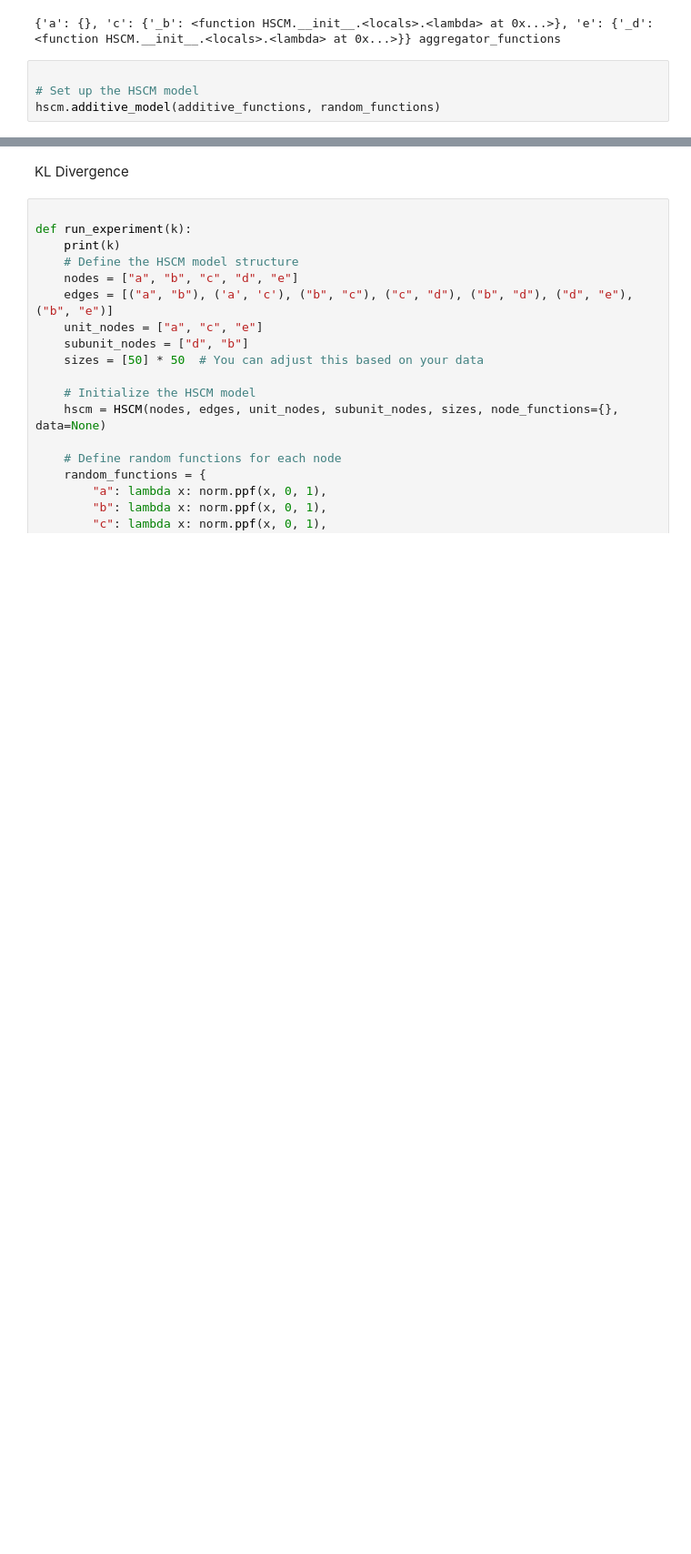
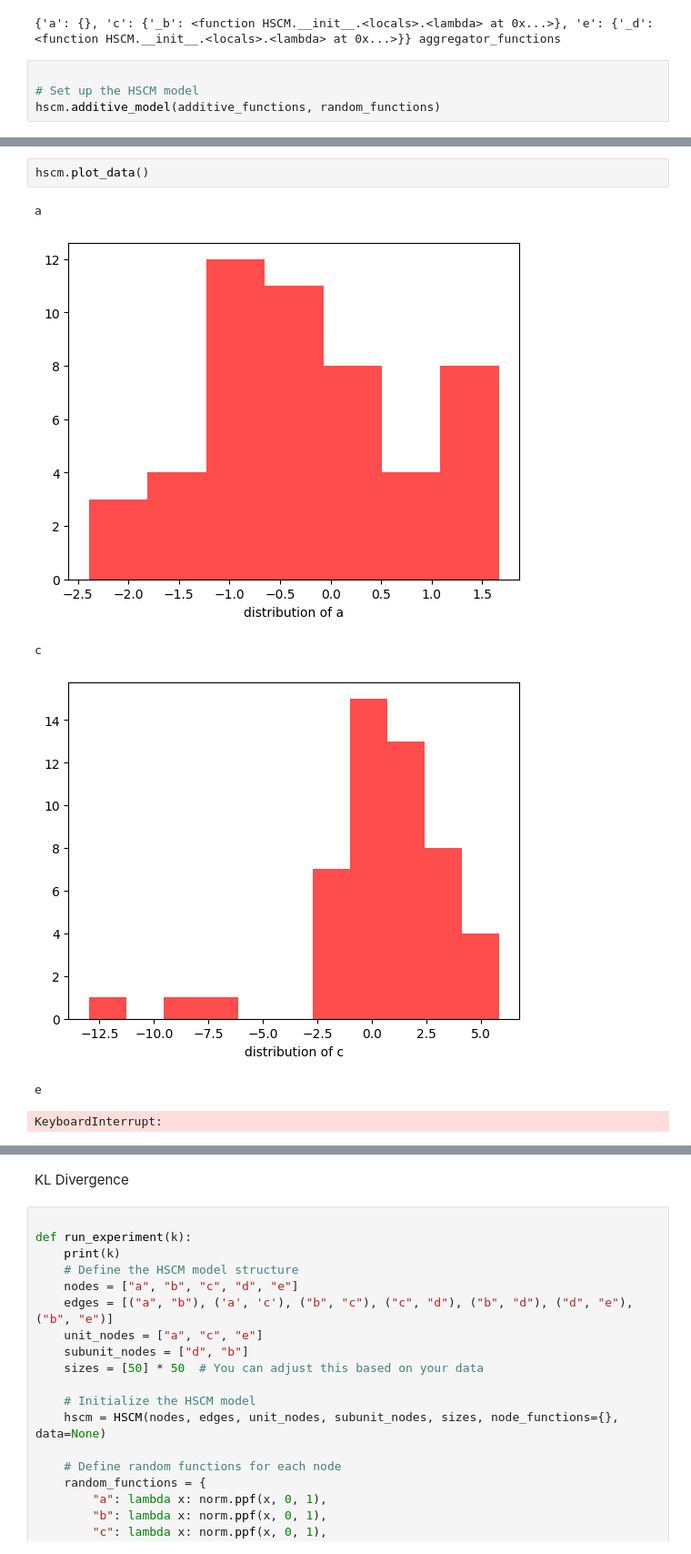
Before and after one commit to janisaiad/hierarchicalcausalmodels, a Jupyter notebook: table/no_interv/propermodel/50_50.ipynb, the cells around one changed output, grey strips where cells are left out. Shown at 91% size. Cells and saved outputs as stored; diff of their text form; blank space fills up the shorter version.

```diff
--- a/table/no_interv/propermodel/50_50.ipynb
+++ b/table/no_interv/propermodel/50_50.ipynb
@@ -145,0 +171,9 @@ e
+# %%
+hscm.plot_data()
+# %% [output]
+a
+[figure, added]
+c
+[figure, added]
+e
+KeyboardInterrupt:
```
Also changed, not shown: parts of 8 cells of this notebook, 2 other files.
